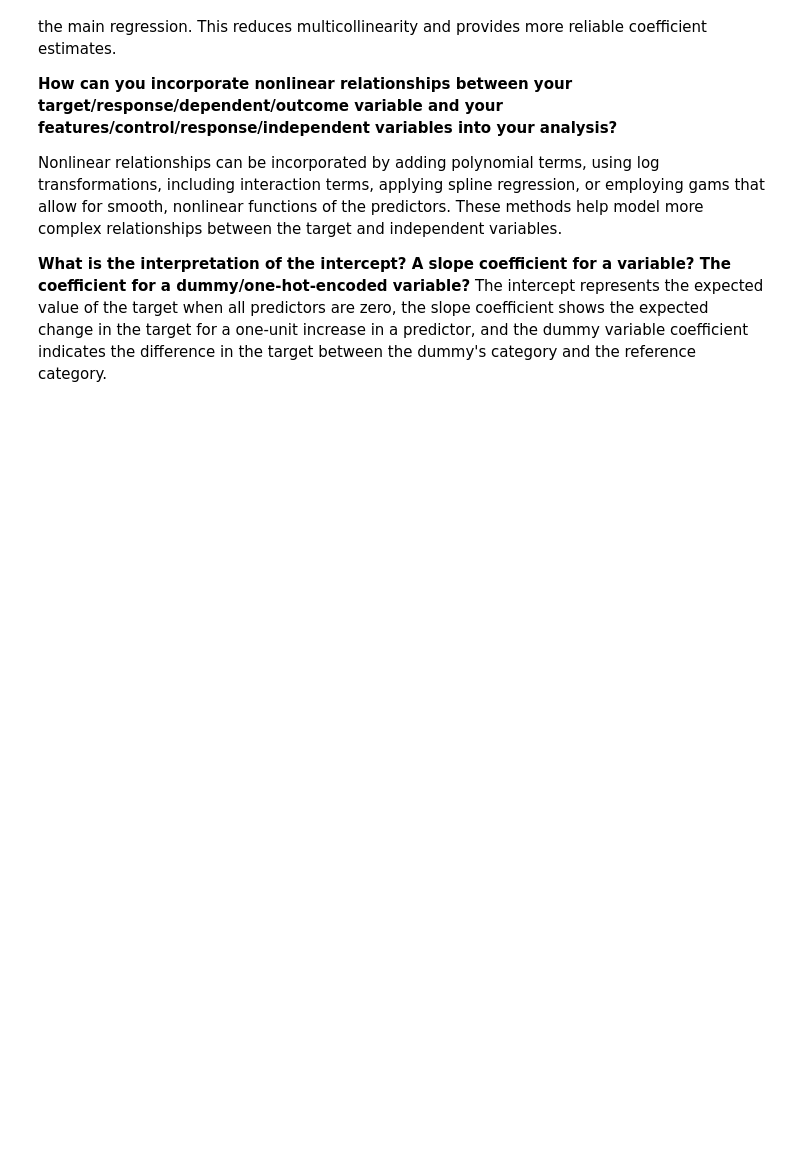
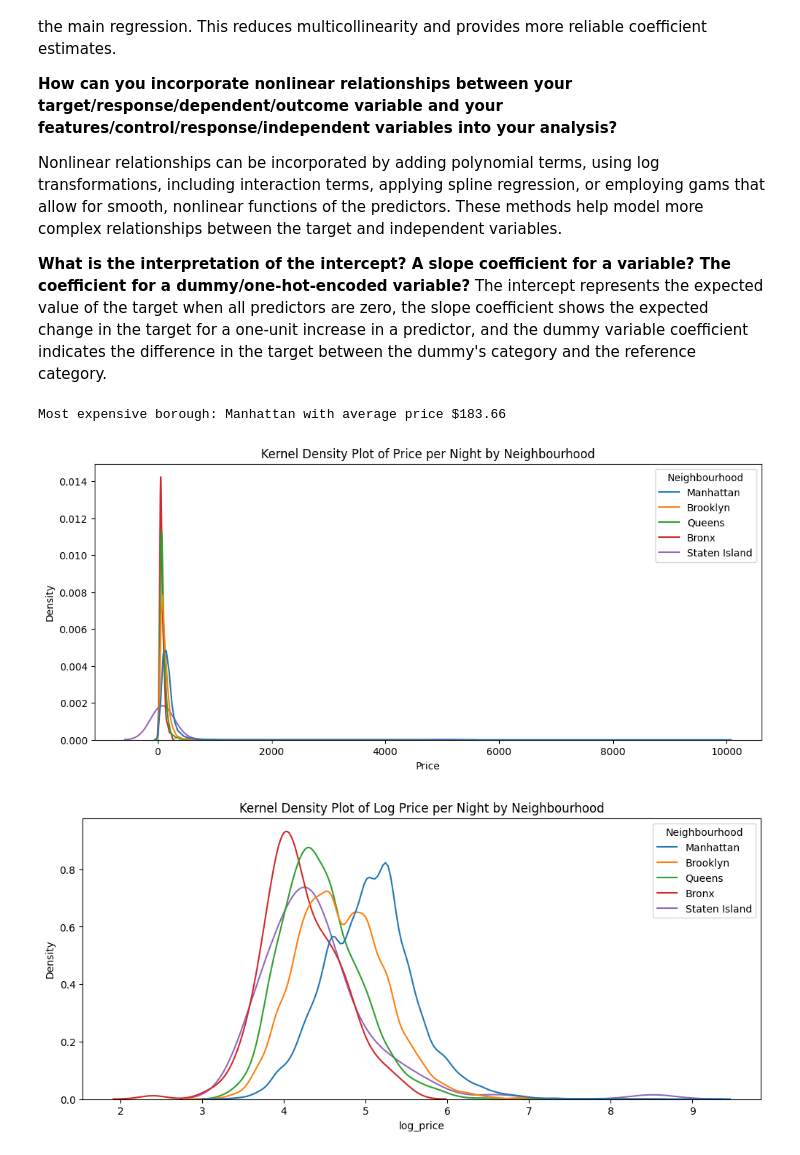
Before and after one commit to katrinag2004/ds3001assignments, a Jupyter notebook: linear_models.ipynb, the cells around one changed output. Cells and saved outputs as stored; diff of their text form; code cells hidden in the pictures; blank space fills up the shorter version.

```diff
--- a/linear_models.ipynb
+++ b/linear_models.ipynb
@@ -37,3 +37,78 @@ Nonlinear relationships can be incorporated by adding polynomial terms, using lo
 
 **What is the interpretation of the intercept? A slope coefficient for a variable? The coefficient for a dummy/one-hot-encoded variable?**
 The intercept represents the expected value of the target when all predictors are zero, the slope coefficient shows the expected change in the target for a one-unit increase in a predictor, and the dummy variable coefficient indicates the difference in the target between the dummy's category and the reference category.
+# %%
+import pandas as pd
+import numpy as np
+import seaborn as sns
+import matplotlib.pyplot as plt
+from sklearn.model_selection import train_test_split
+from sklearn.linear_model import LinearRegression
+from sklearn.metrics import mean_squared_error
+
+# Load the dataset
+df = pd.read_csv("/content/linearModels/data/Q1_clean.csv")
+
+# Rename 'Neighbourhood ' to remove space
+df.rename(columns={'Neighbourhood ': 'Neighbourhood'}, inplace=True)
+
+# Compute average price and review score by Neighbourhood
+avg_prices = df.groupby("Neighbourhood")["Price"].mean()
+avg_scores = df.groupby("Neighbourhood")["Review Scores Rating"].mean()
+
+# Find the most expensive borough
+most_expensive = avg_prices.idxmax()
+most_expensive_price = avg_prices.max()
+print(f"Most expensive borough: {most_expensive} with average price ${most_expensive_price:.2f}")
+
+# Kernel density plots
+plt.figure(figsize=(12, 5))
+sns.kdeplot(data=df, x="Price", hue="Neighbourhood", common_norm=False)
+plt.title("Kernel Density Plot of Price per Night by Neighbourhood")
+plt.show()
+
+plt.figure(figsize=(12, 5))
+df["log_price"] = np.log(df["Price"] + 1)  # Avoid log(0)
+sns.kdeplot(data=df, x="log_price", hue="Neighbourhood", common_norm=False)
+plt.title("Kernel Density Plot of Log Price per Night by Neighbourhood")
+plt.show()
+
+# Regression without intercept
+dummies = pd.get_dummies(df["Neighbourhood"], drop_first=False)  # Keep all dummies
+X = dummies
+y = df["Price"]
+reg = LinearRegression(fit_intercept=False)
+reg.fit(X, y)
+print("Regression Coefficients (No Intercept):")
+print(pd.Series(reg.coef_, index=X.columns))
+
+# Regression with intercept
+X = pd.get_dummies(df["Neighbourhood"], drop_first=True)  # Drop first category to avoid collinearity
+reg_intercept = LinearRegression()
+reg_intercept.fit(X, y)
+print("Regression Coefficients (With Intercept):")
+print(f"Intercept: {reg_intercept.intercept_}")
+print(pd.Series(reg_intercept.coef_, index=X.columns))
+
+# Train-test split for regression with Review Scores Rating and Neighbourhood
+X = df[["Review Scores Rating"]].join(pd.get_dummies(df["Neighbourhood"], drop_first=True))
+y = df["Price"]
+X_train, X_test, y_train, y_test = train_test_split(X, y, test_size=0.2, random_state=42)
+
+reg_train = LinearRegression()
+reg_train.fit(X_train, y_train)
+y_pred = reg_train.predict(X_test)
+rmse = np.sqrt(mean_squared_error(y_test, y_pred))
+print(f"R-squared: {reg_train.score(X_test, y_test):.4f}")
+print(f"RMSE: {rmse:.2f}")
+print(f"Coefficient on Review Scores Rating: {reg_train.coef_[0]:.2f}")
+
+# Most expensive property type
+avg_property_prices = df.groupby("Property Type")["Price"].mean()
+most_expensive_property = avg_property_prices.idxmax()
+most_expensive_property_price = avg_property_prices.max()
+print(f"Most expensive property type: {most_expensive_property} with average price ${most_expensive_property_price:.2f}")
+# %% [output]
+Most expensive borough: Manhattan with average price $183.66
+[figure, added]
+[figure, added]
```
Also changed, not shown: parts of 5 cells of this notebook.
